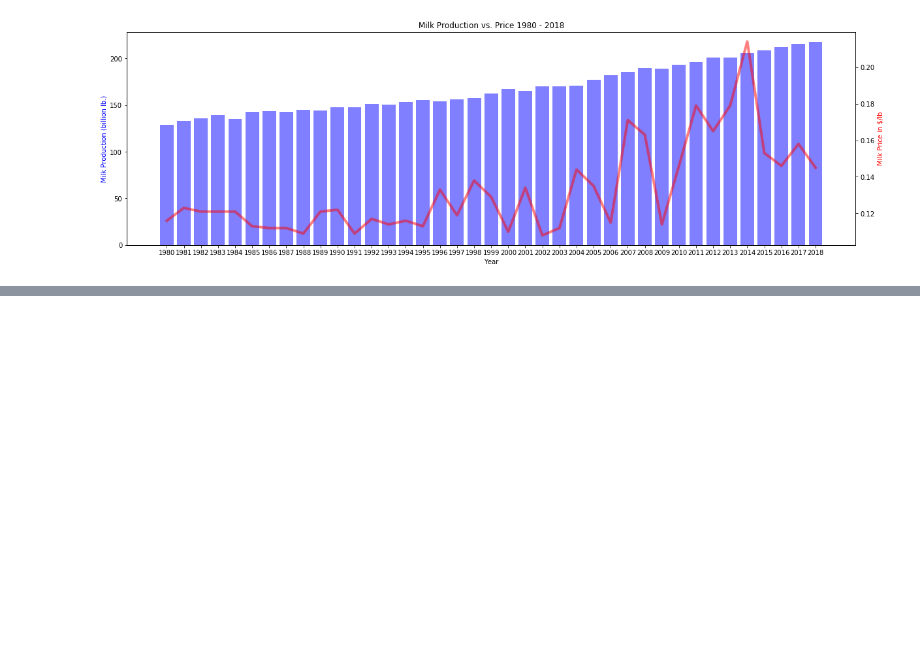
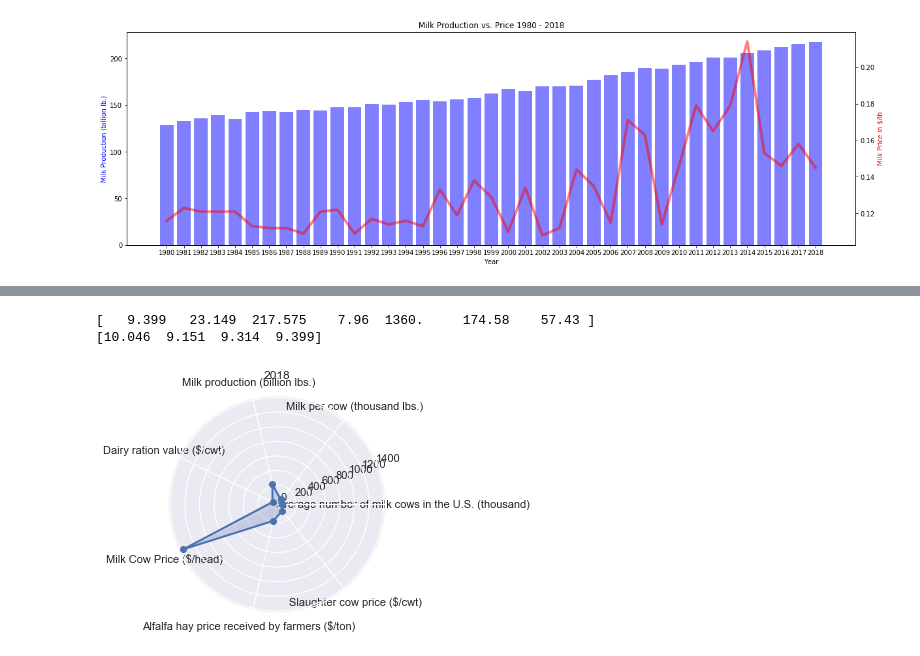
Before and after one commit to Ashraf4068/Dairy_project, a Jupyter notebook: main.ipynb, the cells around one changed output, grey strips where cells are left out. Saved outputs shown, nothing was run; the diff lists cells and outputs as text; code cells hidden in the pictures; blank space fills up the shorter version.

```diff
--- a/main.ipynb
+++ b/main.ipynb
@@ -286,0 +288,24 @@ plt.show()
+# %%
+labels=np.array(['Average number of milk cows in the U.S. (thousand)', 'Milk per cow (thousand lbs.)', 'Milk production (billion lbs.)', 'Dairy ration value ($/cwt)', 'Milk Cow Price ($/head)', 'Alfalfa hay price received by farmers ($/ton)', 'Slaughter cow price ($/cwt)'])
+stats=annual_milk_production_factors_slim.loc[3,labels].values
+print(stats)
+extra = annual_milk_production_factors_slim["Average number of milk cows in the U.S. (thousand)"].values
+print(extra)
+angles=np.linspace(0, 2*np.pi, len(labels), endpoint=False)
+# close the plot
+stats=np.concatenate((stats,[stats[0]]))
+angles=np.concatenate((angles,[angles[0]]))
+
+sns.set()
+fig=plt.figure()
+ax = fig.add_subplot(111, polar=True)
+ax.plot(angles, stats, 'o-', linewidth=2)
+ax.fill(angles, stats, alpha=0.25)
+ax.set_thetagrids(angles * 180/np.pi, labels)
+ax.set_title(annual_milk_production_factors_slim.loc[3,"Year"])
+ax.grid(True)
+plt.show()
+# %% [output]
+[   9.399   23.149  217.575    7.96  1360.     174.58    57.43 ]
+[10.046  9.151  9.314  9.399]
+[figure, added]
```
Also changed, not shown: parts of 4 cells of this notebook, 3 other files.
